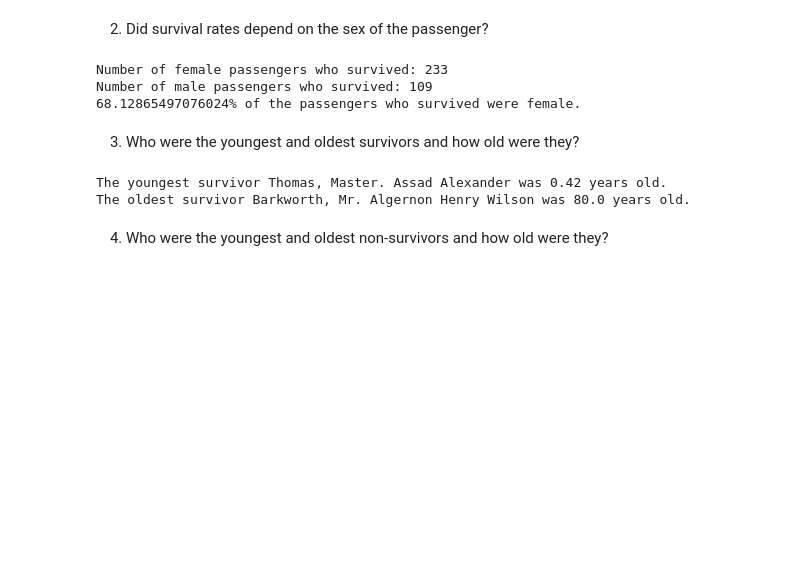
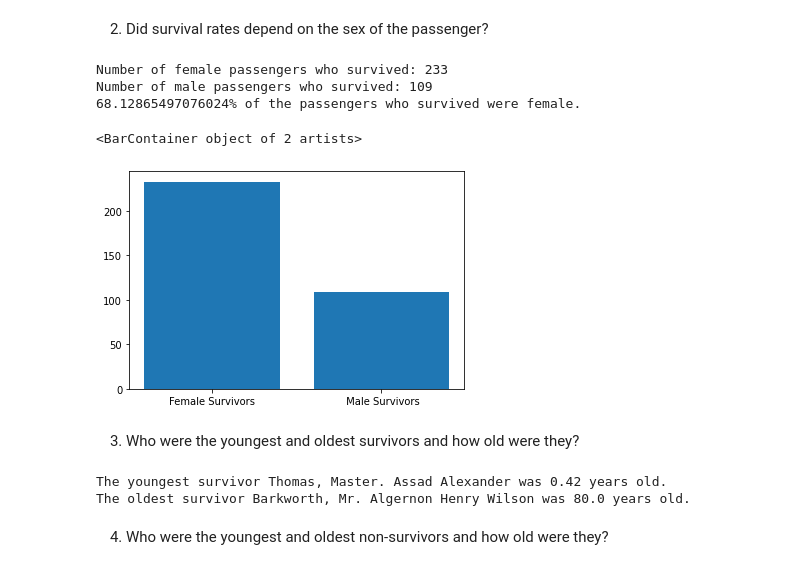
Before and after one commit to Abinaya-J/Udacity_Intro_to_Data_Analysis, a Jupyter notebook: Project_1_Titanic_Data.ipynb, the cells around one changed output. Drawn from its saved outputs; the diff is of its cells as text; code cells hidden in the pictures; blank space fills up the shorter version.

```diff
--- a/Project_1_Titanic_Data.ipynb
+++ b/Project_1_Titanic_Data.ipynb
@@ -140,6 +152,13 @@ print('{}% of the passengers who survived were female.'.format(percent_female_su
 Number of female passengers who survived: 233
 Number of male passengers who survived: 109
 68.12865497076024% of the passengers who survived were female.
+# %%
+names=['Female Survivors',' Male Survivors']
+values=[female_survived.sum(),male_survived.sum()]
+plt.bar(names,values)
+# %% [output]
+<BarContainer object of 2 artists>
+[figure, added]
 # %% [markdown]
 3.   Who were the youngest and oldest survivors and how old were they?
 # %%
```
Also changed, not shown: parts of 19 cells of this notebook.
